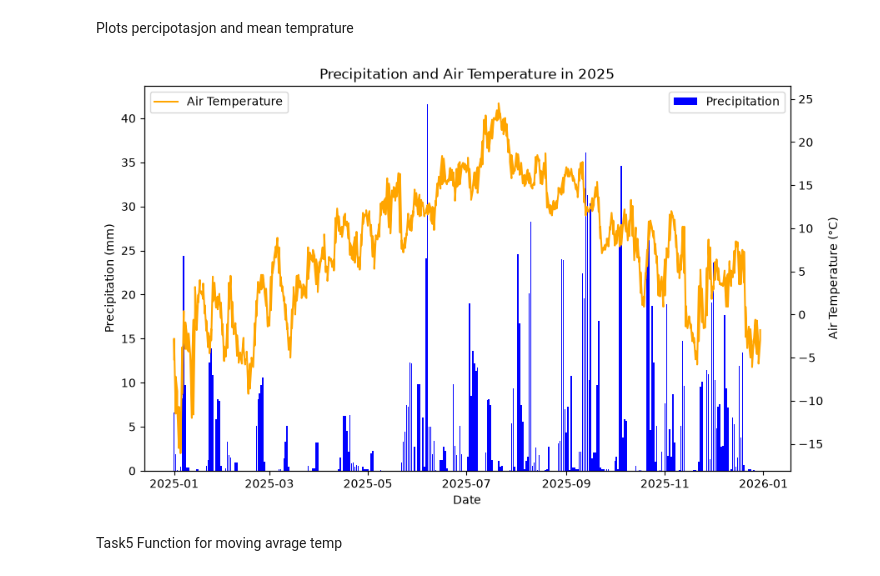
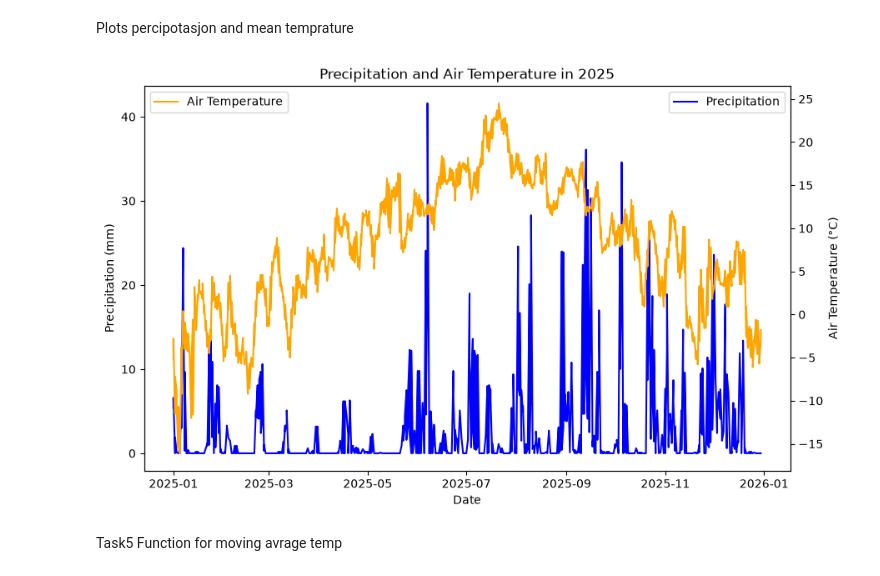
Before and after one commit to adriannv22/Inf201_deliverabal1, a Jupyter notebook: inf201_deliverabel_1.ipynb, the cells around one changed output. Saved outputs shown, nothing was run; the diff lists cells and outputs as text; code cells hidden in the pictures.

```diff
--- a/inf201_deliverabel_1.ipynb
+++ b/inf201_deliverabel_1.ipynb
@@ -138,20 +141,21 @@ Plots percipotasjon and mean temprature
 # %%
 #Plot the precipitation and air temperature data for 2025 using matplotlib library.
 fig, ax = plt.subplots(figsize=(10, 6))
-ax.bar(precipitation_df['referenceTime'], precipitation_df['value'], label='Precipitation', color='blue')
+
+ax.plot(precipitation_df['referenceTime'], precipitation_df['value'], label='Precipitation', color='blue')
 ax.set_ylabel('Precipitation (mm)')
 ax.set_xlabel('Date')
 ax.legend(loc='upper right')
 
 ax=ax.twinx()
 ax.plot(temp_df['referenceTime'], temp_df['value'], label='Air Temperature', color='orange')
 ax.set_ylabel('Air Temperature (°C)')
 ax.set_title('Precipitation and Air Temperature in 2025')
 ax.legend(loc='upper left')
 
 plt.show()
 # %% [output]
-[figure, old version]
+[figure, new version]
 # %% [markdown]
 Task5 Function for moving avrage temp
 # %%
```
Also changed, not shown: parts of 2 cells of this notebook.
